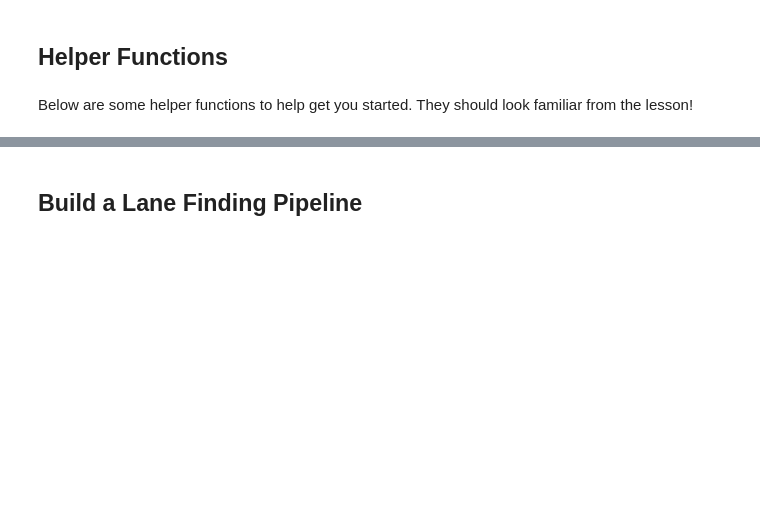
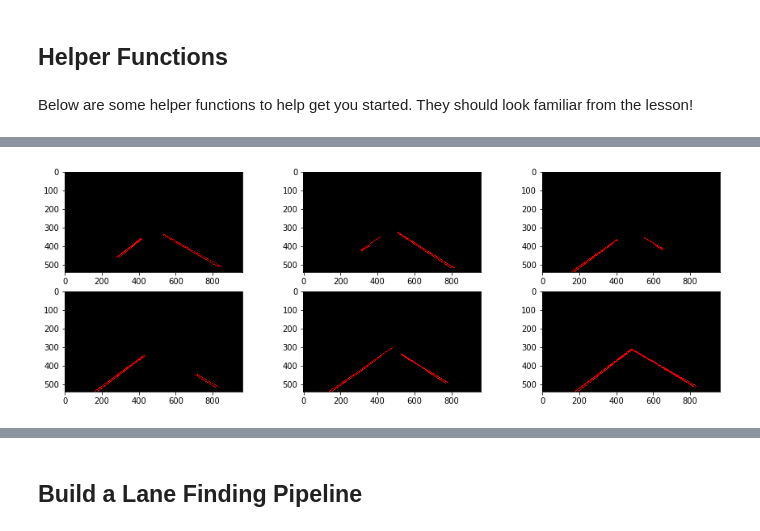
Before and after one commit to matrix-revolution/CarND-LaneLines-P1, a Jupyter notebook: P1.ipynb, the cells around one changed output, grey strips where cells are left out. Drawn from its saved outputs; the diff is of its cells as text; code cells hidden in the pictures; blank space fills up the shorter version.

```diff
--- a/P1.ipynb
+++ b/P1.ipynb
@@ -241,0 +254,22 @@ os.listdir("test_images/")
+# %%
+def get_masked_edges_houghLines(edges):
+    # create a masked edges image
+    imshape = image.shape
+    vertices = np.array([[(0.1*imshape[1],imshape[0]),(0.4*imshape[1], 0.5*imshape[0]), (0.6*imshape[1], 0.6*imshape[0]), (0.95*imshape[1],0.95*imshape[0])]], dtype=np.int32)
+    #vertices = np.array([[(0,imshape[0]),(0.7*imshape[1], 0.5*imshape[0]), (0.53*imshape[1], 0.6*imshape[0]), (imshape[1],imshape[0])]], dtype=np.int32)
+    masked_edges = region_of_interest(edges, vertices)
+
+    # Apply Hough
+    rho = 1.0
+    theta = (np.pi/180 )*1.0
+    threshold = 20
+    min_line_len = 20
+    max_line_gap = 100
+    lines = hough_lines(masked_edges, rho, theta, threshold, min_line_len, max_line_gap)
+    return lines
+# %%
+lines = list(map(lambda image: get_masked_edges_houghLines(image), edges))
+# %%
+plot_img(lines, '')
+# %% [output]
+[figure, added]
```
Also changed, not shown: parts of 33 cells of this notebook, 5 other files.
